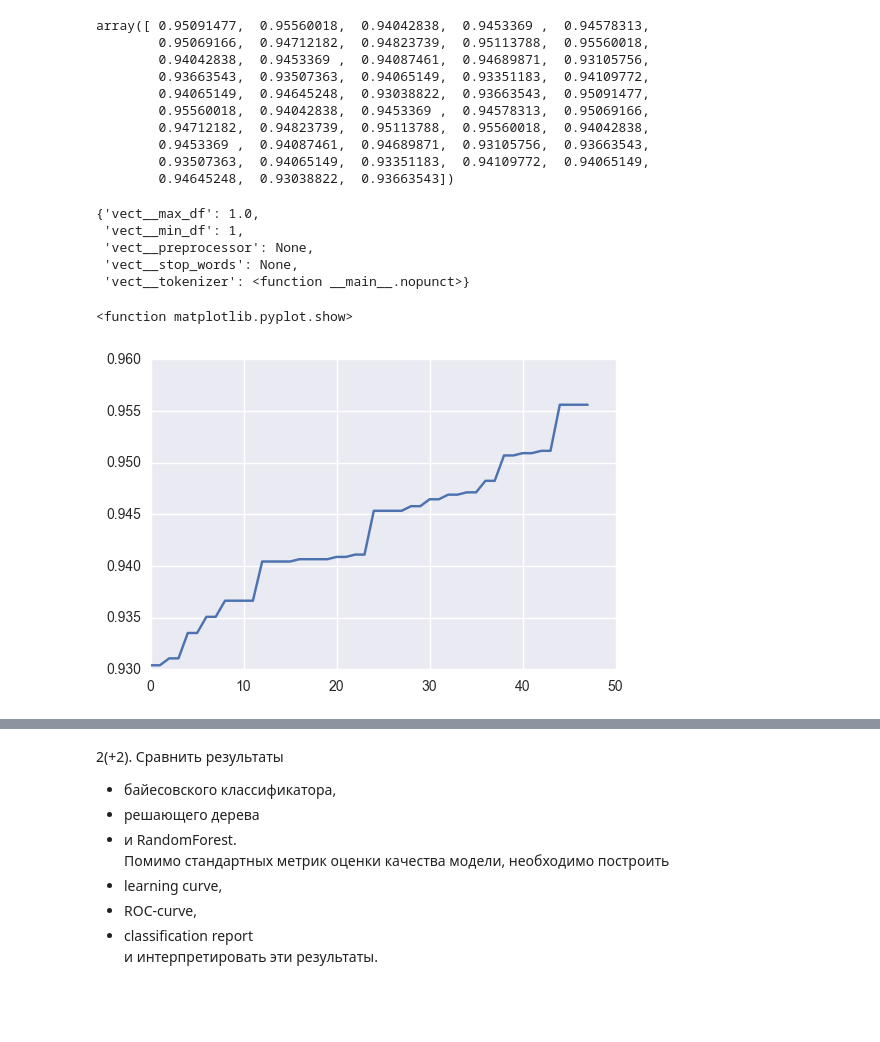
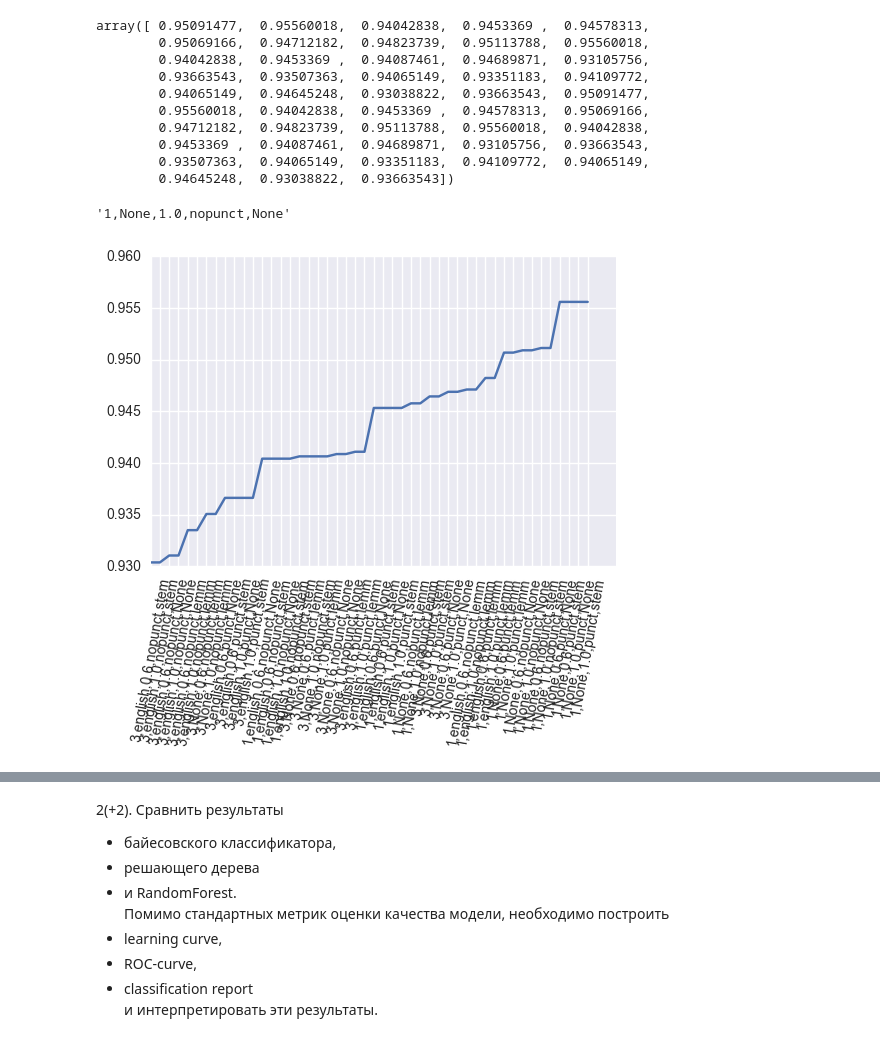
Before and after one commit to BasilisAndr/ml, a Jupyter notebook: spamagain.ipynb, the cells around one changed output, grey strips where cells are left out. Drawn from its saved outputs; the diff is of its cells as text; code cells hidden in the pictures; blank space fills up the shorter version.

```diff
--- a/spamagain.ipynb
+++ b/spamagain.ipynb
@@ -94,8 +95,8 @@ paramset = []
 for i in range(6):
     shard = pd.concat([ham.sample(n=747), spam]).sample(frac=1) # это я случайно выбираю строчки и перемешиваю
     print('Training for shard {}'.format(i))
-    X_train, X_test, y_train, y_test = train_test_split(shard['message'], shard['label'])
-
+#     X_train, X_test, y_train, y_test = train_test_split(shard['message'], shard['label'])
+    X, y = shard['message'], shard['label']
     CV_clf = Pipeline([('vect', CountVectorizer()),
                        ('tfidf', TfidfTransformer()),
                        ('clf', MultinomialNB()),])
@@ -107,27 +108,19 @@ for i in range(6):
     gs_ti = GridSearchCV(TI_clf, parameters)
 
     print('tuning with CountVectorizer...')
-    gs_cv = gs_cv.fit(X_train, y_train)
+    gs_cv = gs_cv.fit(X, y)
     print('tuning with TfidfVectorizer...')
-    gs_ti = gs_ti.fit(X_train, y_train)
+    gs_ti = gs_ti.fit(X, y)
     print('all fitted')
 
-    paramset = gs_cv.cv_results_['params']
-
-    print('Predicting...')
-    praed_cv, praed_ti = gs_cv.predict(X_test), gs_ti.predict(X_test)
+#     print('Predicting...')
+#     praed_cv, praed_ti = gs_cv.predict(X_test), gs_ti.predict(X_test)
 
     shdata.append(gs_cv.cv_results_)
     shdata.append(gs_ti.cv_results_)
     print()
 
-# plt.xlim([-0.05, 1.05])
-# plt.ylim([-0.05, 1.05])
-# plt.xlabel('False Positive Rate')
-# plt.ylabel('True Positive Rate')
-# plt.title('ROC for CV')
-# plt.legend(loc="lower right")
-# plt.show()
+print('all done')
 # %% [output]
 Training for shard 0
 tuning with CountVectorizer...
@@ -158,17 +162,20 @@ array([ 0.95091477,  0.95560018,  0.94042838,  0.9453369 ,  0.94578313,
         0.9453369 ,  0.94087461,  0.94689871,  0.93105756,  0.93663543,
         0.93507363,  0.94065149,  0.93351183,  0.94109772,  0.94065149,
         0.94645248,  0.93038822,  0.93663543])
-# %%
-paramset[0]
-# %% [output]
-{'vect__max_df': 1.0,
- 'vect__min_df': 1,
- 'vect__preprocessor': None,
- 'vect__stop_words': None,
- 'vect__tokenizer': <function __main__.nopunct>}
-# %%
-plt.plot(list(range(len(cv))), sorted(cv))
-plt.show
-# %% [output]
-<function matplotlib.pyplot.show>
-[figure, removed]
+# %%
+paramset[0]
+parset = [','.join(list(map(lambda x: '{}'.format(st[x]), st))) for st in paramset]
+parset = list(map(lambda x: x.replace('<function nopunct at 0x1177966a8>', 'nopunct'), parset))
+parset = list(map(lambda x: x.replace('<function word_tokenize at 0x116ff2ae8>', 'punct'), parset))
+parset = list(map(lambda x: x.replace('<bound method WordNetLemmatizer.lemmatize of <WordNetLemmatizer>>', 'lemm'), parset))
+parset = list(map(lambda x: x.replace('<bound method LancasterStemmer.stem of <LancasterStemmer>>', 'stem'), parset))
+parset[0]
+# %% [output]
+'1,None,1.0,nopunct,None'
+# %%
+cv_y, cv_x = zip(*sorted(zip(cv, parset)))
+plt.plot(list(range(len(cv_x))), list(cv_y))
+plt.xticks(list(range(len(cv_x))), list(cv_x), rotation=80)
+plt.show;
+# %% [output]
+[figure, added]
```
Also changed, not shown: parts of 11 cells of this notebook.
